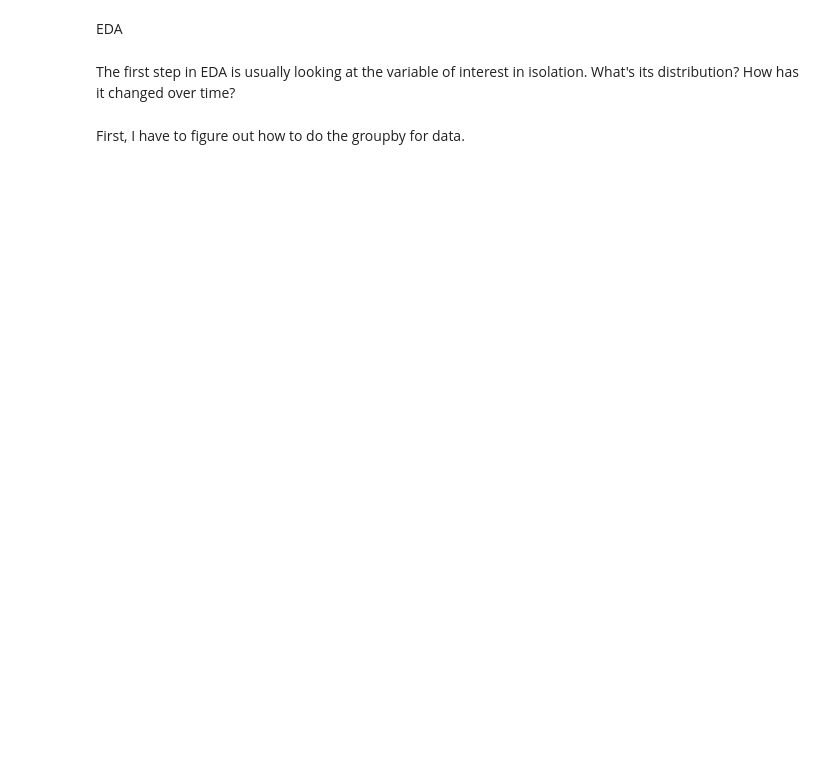
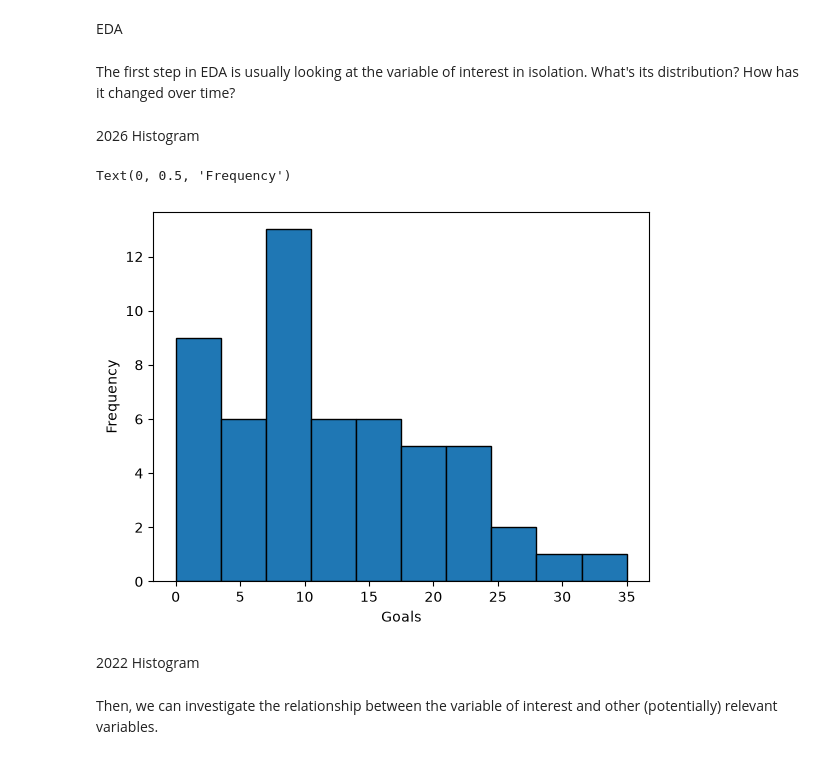
Before and after one commit to aalskdjfhg123/MDST-Sports-Soccer, a Jupyter notebook: WCQ_UEFA_datasets/attempt.ipynb, the cells around one changed output. Cells and saved outputs as stored; diff of their text form; code cells hidden in the pictures; blank space fills up the shorter version.

```diff
--- a/WCQ_UEFA_datasets/attempt.ipynb
+++ b/WCQ_UEFA_datasets/attempt.ipynb
@@ -13,5 +13,5 @@ pd.options.mode.chained_assignment = None
 # Instead, we create it directly by assigning the result of read_csv to a variable named 'df'.
 # Just like 'pd', you can technically use any name (e.g., 'wolverine') instead of 'df'.
 # However, 'df' is the standard convention used by data scientists worldwide.
-df = pd.read_csv('2026_UEFA_WCQ.csv')
+df2026 = pd.read_csv('2026_UEFA_WCQ.csv')
 # %%
@@ -66,0 +47,20 @@ dtype: int64
+# %%
+df2026.rename({
+    'Unnamed: 0':'Squad',
+    'Unnamed: 1':'Num_Players',
+    'Unnamed: 2':'Age_Players',
+    'Unnamed: 3':'Possession',
+    'Playing Time':'Matches_Played',
+    'Playing Time.1': "Starts",
+    'Playing Time.2': "Minutes",
+    'Playing Time.3': "90s Played",
+    "Performance" : "Goals",
+    'Performance.1': "Assists",
+    'Performance.2': "Goals and Assists",
+    'Performance.3': "Non-Penalty Goals",
+    'Performance.4': "Penalty Kicks Made",
+    'Performance.5': "Penalty Kicks Attempted",
+    'Performance.6' : "Yellow Cards",
+    'Performance.7' : "Red Cards"
+    },
+    axis=1, inplace=True)
@@ -66,0 +80,3 @@ dtype: int64
+# %%
+df2026 = df2026.iloc[1:]
+df2026.head()
@@ -69,6 +203,24 @@ Wow, zero NaNs! I hope that this data is actually decent. I guess there's no nee
 # %% [markdown]
 EDA
+# %%
+df2026.head()
+cols_to_convert = ['Num_Players', 'Age_Players', 'Possession', 'Matches_Played',
+       'Starts', 'Minutes', '90s Played', 'Goals', 'Assists',
+       'Goals and Assists', 'Non-Penalty Goals', 'Penalty Kicks Made',
+       'Penalty Kicks Attempted', 'Yellow Cards', 'Red Cards']
+df2026[cols_to_convert] = df2026[cols_to_convert].astype(float)
 # %% [markdown]
 The first step in EDA is usually looking at the variable of interest in isolation. What's its distribution? How has it changed over time?
-# %% [markdown]
-First, I have to figure out how to do the groupby for data.
+# %% [markdown]
+2026 Histogram
+# %%
+df2026["Goals"].hist(edgecolor="black", grid=False)
+plt.xlabel('Goals')
+plt.ylabel('Frequency')
+# %% [output]
+Text(0, 0.5, 'Frequency')
+[figure, added]
+# %% [markdown]
+2022 Histogram
+# %% [markdown]
+Then, we can investigate the relationship between the variable of interest and other (potentially) relevant variables.
```
Also changed, not shown: parts of 14 cells of this notebook, 1 other file.
